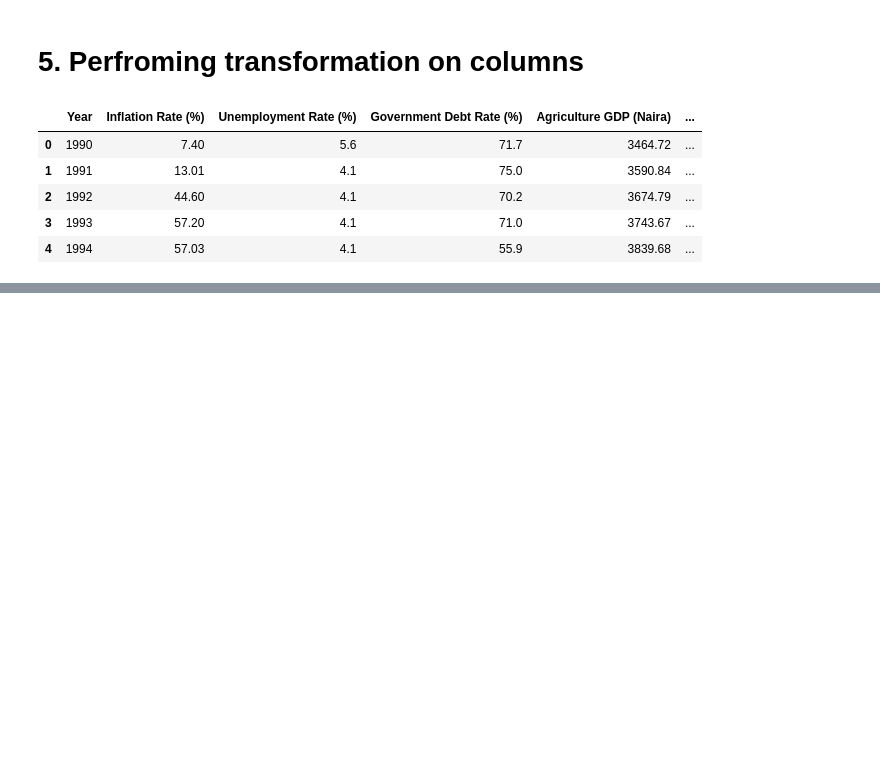
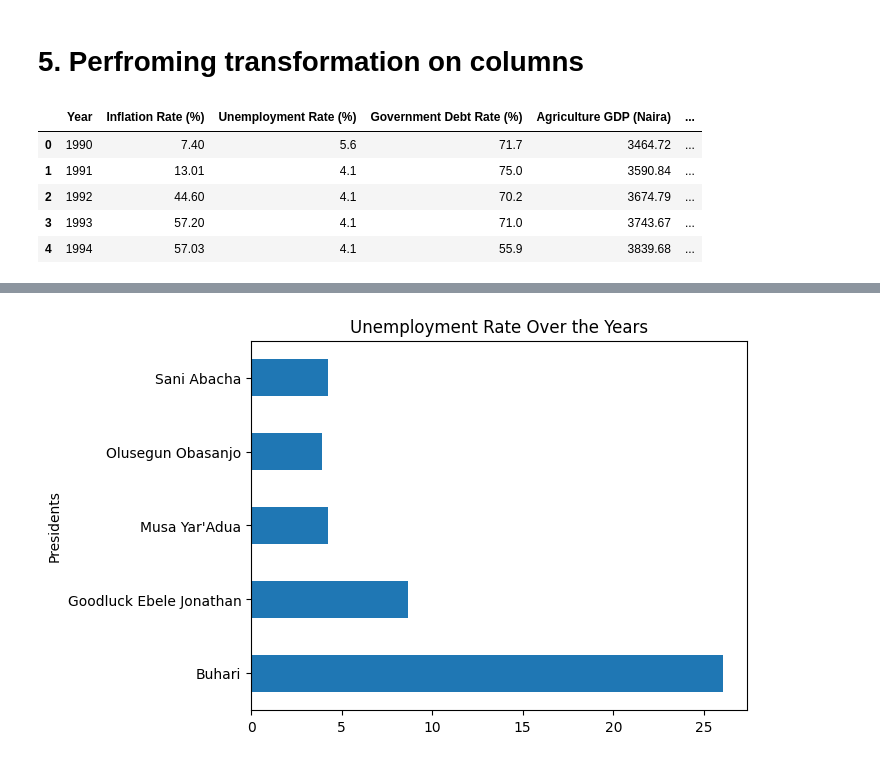
Before and after one commit to Owino-Paul/Learn_Git, a Jupyter notebook: Nigeria_Economy_kpis_1990_2023_Pandas_Practice.ipynb, the cells around one changed output, grey strips where cells are left out. Saved outputs shown, nothing was run; the diff lists cells and outputs as text; code cells hidden in the pictures; blank space fills up the shorter version.

```diff
--- a/Nigeria_Economy_kpis_1990_2023_Pandas_Practice.ipynb
+++ b/Nigeria_Economy_kpis_1990_2023_Pandas_Practice.ipynb
@@ -109,0 +287,8 @@ df.head()
+# %%
+# Visualize to see unemployment over the years
+plt.xlabel('Presidents')
+plt.ylabel('Unemployment Rate (%)')
+plt.title('Unemployment Rate Over the Years')
+df.groupby('Presidents')['Unemployment Rate (%)'].mean().plot(kind='barh');
+# %% [output]
+[figure, added]
```
Also changed, not shown: parts of 26 cells of this notebook.
